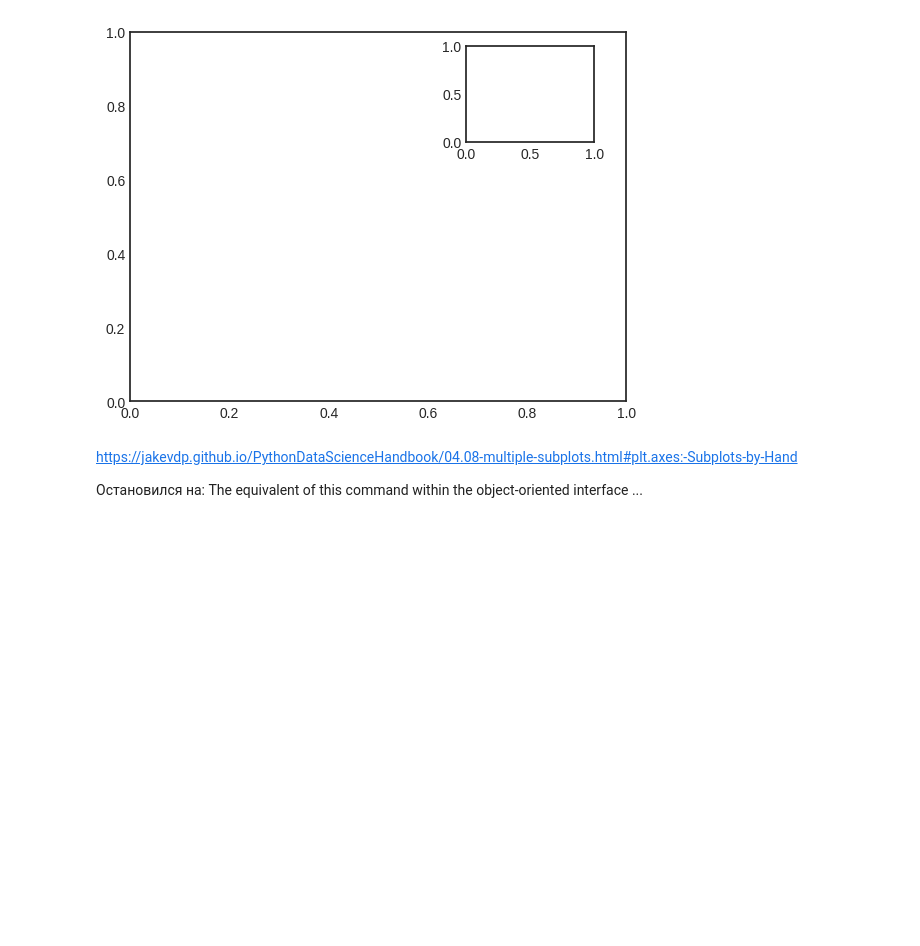
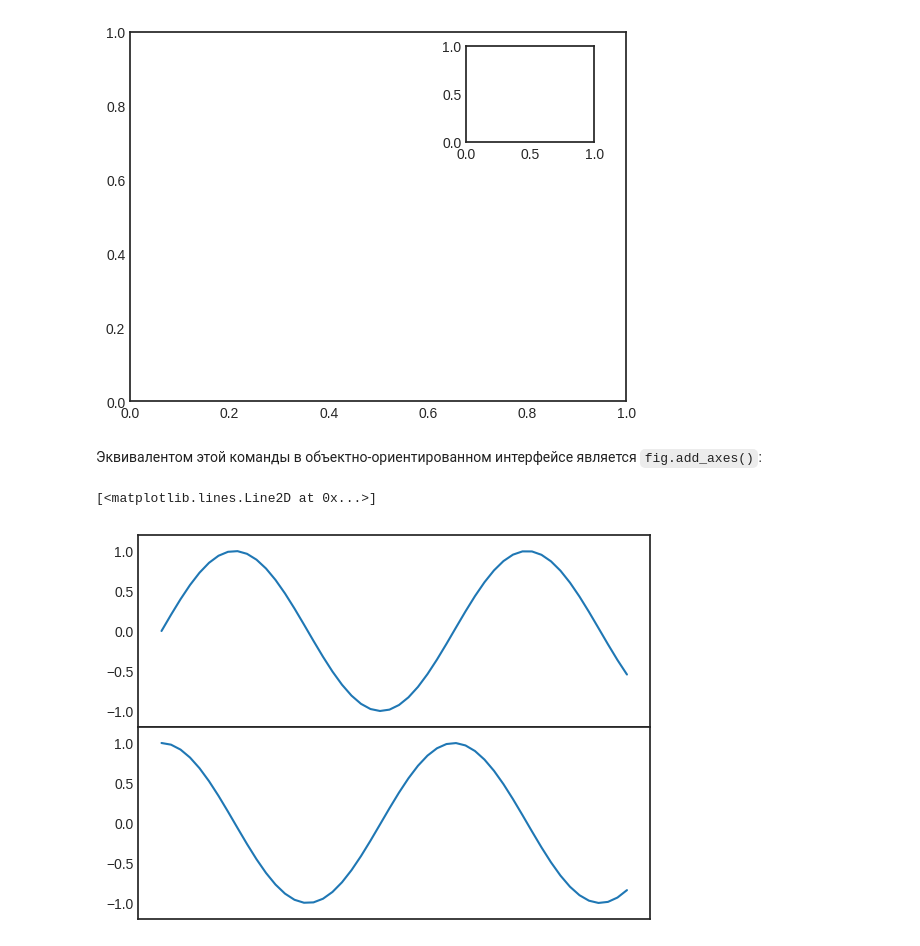
Before and after one commit to proway2/PythonDataScienceHandbook, a Jupyter notebook: 4.08-Multiple-Subplots.ipynb, the cells around one changed output. Cells and saved outputs as stored; diff of their text form; code cells hidden in the pictures; blank space fills up the shorter version.

```diff
--- a/4.08-Multiple-Subplots.ipynb
+++ b/4.08-Multiple-Subplots.ipynb
@@ -17,7 +17,14 @@ ax2 = plt.axes([0.65, 0.65, 0.2, 0.2])
 # %% [output]
 [figure]
 # %% [markdown]
-https://jakevdp.github.io/PythonDataScienceHandbook/04.08-multiple-subplots.html#plt.axes:-Subplots-by-Hand
-
-Остановился на:
-The equivalent of this command within the object-oriented interface ...
+Эквивалентом этой команды в объектно-ориентированном интерфейсе является `fig.add_axes()`:
+# %%
+fig = plt.figure()
+ax1 = fig.add_axes([0.1, 0.5, 0.8, 0.4], xticklabels=[], ylim=(-1.2, 1.2))
+ax2 = fig.add_axes([0.1, 0.1, 0.8, 0.4], xticklabels=[], ylim=(-1.2, 1.2))
+x = np.linspace(0, 10)
+ax1.plot(np.sin(x))
+ax2.plot(np.cos(x))
+# %% [output]
+[<matplotlib.lines.Line2D at 0x...>]
+[figure, added]
```
Also changed, not shown: parts of 15 cells of this notebook, 2 other files.
